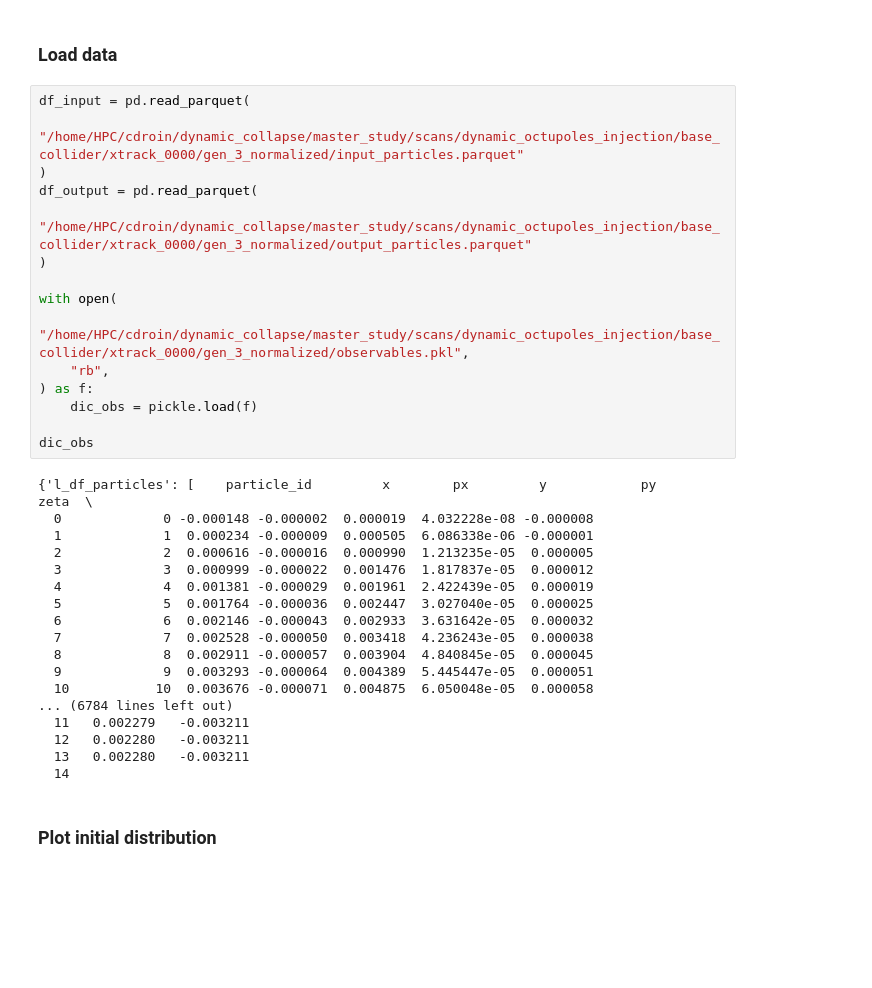
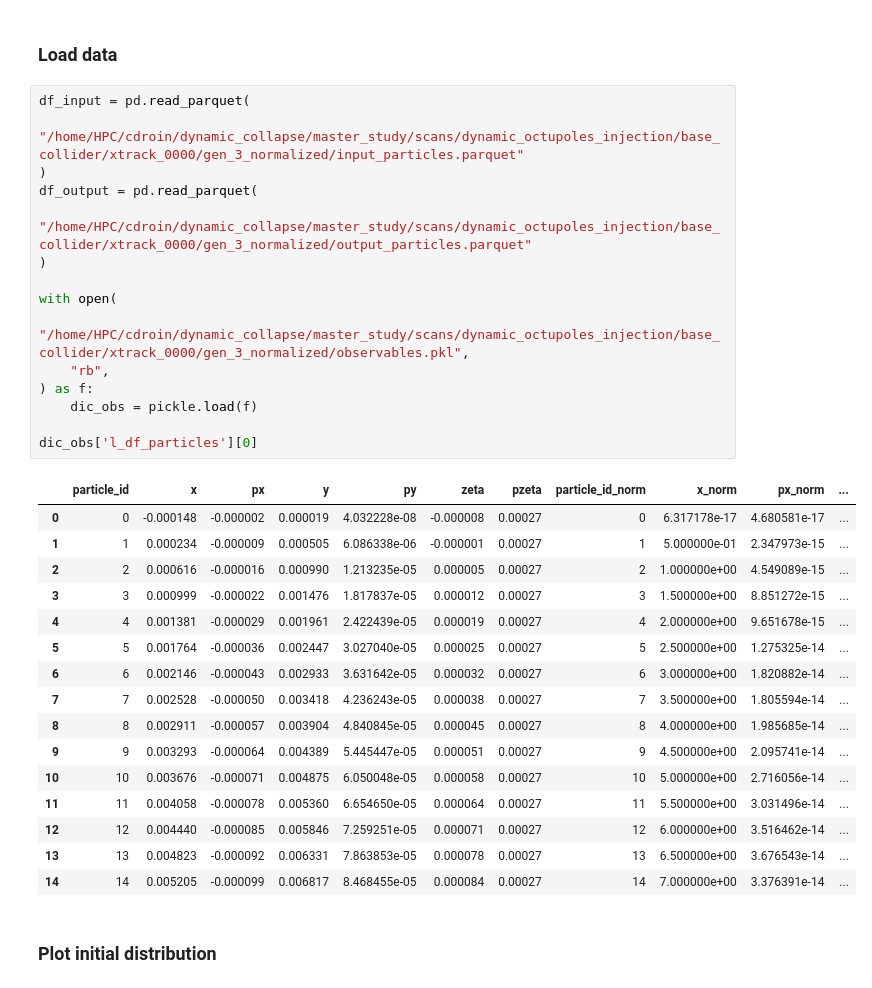
Before and after one commit to ColasDroin/DA_study_boilerplate, a Jupyter notebook: master_study/analysis/analysis_dynamic_octupoles_normalized.ipynb, the cells around one changed output. Drawn from its saved outputs; the diff is of its cells as text; blank space fills up the shorter version.

```diff
--- a/master_study/analysis/analysis_dynamic_octupoles_normalized.ipynb
+++ b/master_study/analysis/analysis_dynamic_octupoles_normalized.ipynb
@@ -32,36 +31,35 @@ matplotlib.rcParams["font.weight"] = "light"
 # %%
 df_input = pd.read_parquet(
     "/home/HPC/cdroin/dynamic_collapse/master_study/scans/dynamic_octupoles_injection/base_collider/xtrack_0000/gen_3_normalized/input_particles.parquet"
 )
 df_output = pd.read_parquet(
     "/home/HPC/cdroin/dynamic_collapse/master_study/scans/dynamic_octupoles_injection/base_collider/xtrack_0000/gen_3_normalized/output_particles.parquet"
 )
 
 with open(
     "/home/HPC/cdroin/dynamic_collapse/master_study/scans/dynamic_octupoles_injection/base_collider/xtrack_0000/gen_3_normalized/observables.pkl",
     "rb",
 ) as f:
     dic_obs = pickle.load(f)
 
-dic_obs
+dic_obs['l_df_particles'][0]
 # %% [output]
-{'l_df_particles': [    particle_id         x        px         y            py      zeta  \
-  0             0 -0.000148 -0.000002  0.000019  4.032228e-08 -0.000008
-  1             1  0.000234 -0.000009  0.000505  6.086338e-06 -0.000001
-  2             2  0.000616 -0.000016  0.000990  1.213235e-05  0.000005
-  3             3  0.000999 -0.000022  0.001476  1.817837e-05  0.000012
-  4             4  0.001381 -0.000029  0.001961  2.422439e-05  0.000019
-  5             5  0.001764 -0.000036  0.002447  3.027040e-05  0.000025
-  6             6  0.002146 -0.000043  0.002933  3.631642e-05  0.000032
-  7             7  0.002528 -0.000050  0.003418  4.236243e-05  0.000038
-  8             8  0.002911 -0.000057  0.003904  4.840845e-05  0.000045
-  9             9  0.003293 -0.000064  0.004389  5.445447e-05  0.000051
-  10           10  0.003676 -0.000071  0.004875  6.050048e-05  0.000058
-... (6784 lines left out)
-  11   0.002279   -0.003211
-  12   0.002280   -0.003211
-  13   0.002280   -0.003211
-  14
+|  | particle_id | x | px | y | py | zeta | pzeta | particle_id_norm | x_norm | px_norm | ... |
+| 0 | 0 | -0.000148 | -0.000002 | 0.000019 | 4.032228e-08 | -0.000008 | 0.00027 | 0 | 6.317178e-17 | 4.680581e-17 | ... |
+| 1 | 1 | 0.000234 | -0.000009 | 0.000505 | 6.086338e-06 | -0.000001 | 0.00027 | 1 | 5.000000e-01 | 2.347973e-15 | ... |
+| 2 | 2 | 0.000616 | -0.000016 | 0.000990 | 1.213235e-05 | 0.000005 | 0.00027 | 2 | 1.000000e+00 | 4.549089e-15 | ... |
+| 3 | 3 | 0.000999 | -0.000022 | 0.001476 | 1.817837e-05 | 0.000012 | 0.00027 | 3 | 1.500000e+00 | 8.851272e-15 | ... |
+| 4 | 4 | 0.001381 | -0.000029 | 0.001961 | 2.422439e-05 | 0.000019 | 0.00027 | 4 | 2.000000e+00 | 9.651678e-15 | ... |
+| 5 | 5 | 0.001764 | -0.000036 | 0.002447 | 3.027040e-05 | 0.000025 | 0.00027 | 5 | 2.500000e+00 | 1.275325e-14 | ... |
+| 6 | 6 | 0.002146 | -0.000043 | 0.002933 | 3.631642e-05 | 0.000032 | 0.00027 | 6 | 3.000000e+00 | 1.820882e-14 | ... |
+| 7 | 7 | 0.002528 | -0.000050 | 0.003418 | 4.236243e-05 | 0.000038 | 0.00027 | 7 | 3.500000e+00 | 1.805594e-14 | ... |
+| 8 | 8 | 0.002911 | -0.000057 | 0.003904 | 4.840845e-05 | 0.000045 | 0.00027 | 8 | 4.000000e+00 | 1.985685e-14 | ... |
+| 9 | 9 | 0.003293 | -0.000064 | 0.004389 | 5.445447e-05 | 0.000051 | 0.00027 | 9 | 4.500000e+00 | 2.095741e-14 | ... |
+| 10 | 10 | 0.003676 | -0.000071 | 0.004875 | 6.050048e-05 | 0.000058 | 0.00027 | 10 | 5.000000e+00 | 2.716056e-14 | ... |
+| 11 | 11 | 0.004058 | -0.000078 | 0.005360 | 6.654650e-05 | 0.000064 | 0.00027 | 11 | 5.500000e+00 | 3.031496e-14 | ... |
+| 12 | 12 | 0.004440 | -0.000085 | 0.005846 | 7.259251e-05 | 0.000071 | 0.00027 | 12 | 6.000000e+00 | 3.516462e-14 | ... |
+| 13 | 13 | 0.004823 | -0.000092 | 0.006331 | 7.863853e-05 | 0.000078 | 0.00027 | 13 | 6.500000e+00 | 3.676543e-14 | ... |
+| 14 | 14 | 0.005205 | -0.000099 | 0.006817 | 8.468455e-05 | 0.000084 | 0.00027 | 14 | 7.000000e+00 | 3.376391e-14 | ... |
 # %% [markdown]
 ### Plot initial distribution
 # %%
```
Also changed, not shown: parts of 7 cells of this notebook, 2 other files.
